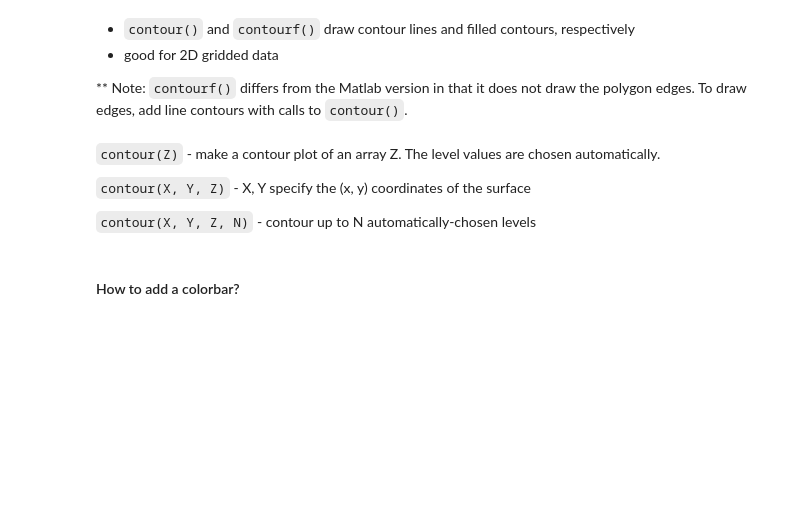
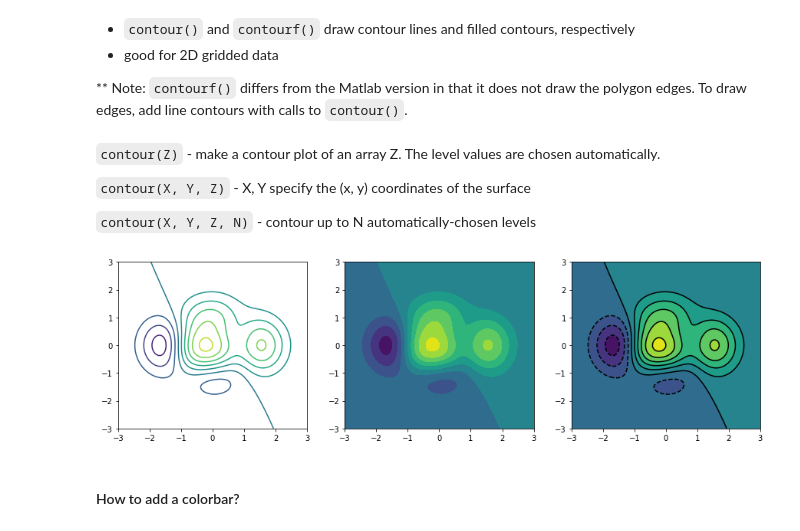
Before and after one commit to ueapy/ppd_python, a Jupyter notebook: notebooks/05-Matplotlib.ipynb, the cells around one changed output. Cells and saved outputs as stored; diff of their text form; code cells hidden in the pictures; blank space fills up the shorter version.

```diff
--- a/notebooks/05-Matplotlib.ipynb
+++ b/notebooks/05-Matplotlib.ipynb
@@ -315,10 +378,12 @@ X,Y = np.meshgrid(x,y) # repeat x y times and y x times
 # %%
 # Plot contour and contourf
 fig, (ax1, ax2, ax3) = plt.subplots(1, 3, figsize=(15, 4))
 ax1.contour(X, Y, f(X,Y), 10);
-# ax2.contourf(X, Y, f(X,Y), 10);
-# ax3.contour(X, Y, f(X,Y), 10, colors='k');
-# ax3.contourf(X, Y, f(X,Y), 10);
+ax2.contourf(X, Y, f(X,Y), 10);
+ax3.contour(X, Y, f(X,Y), 10, colors='k');
+ax3.contourf(X, Y, f(X,Y), 10);
+# %% [output]
+[figure, added]
 # %% [markdown]
 #### How to add a colorbar?
 # %% [markdown]
```
Also changed, not shown: parts of 50 cells of this notebook, 3 other files.
